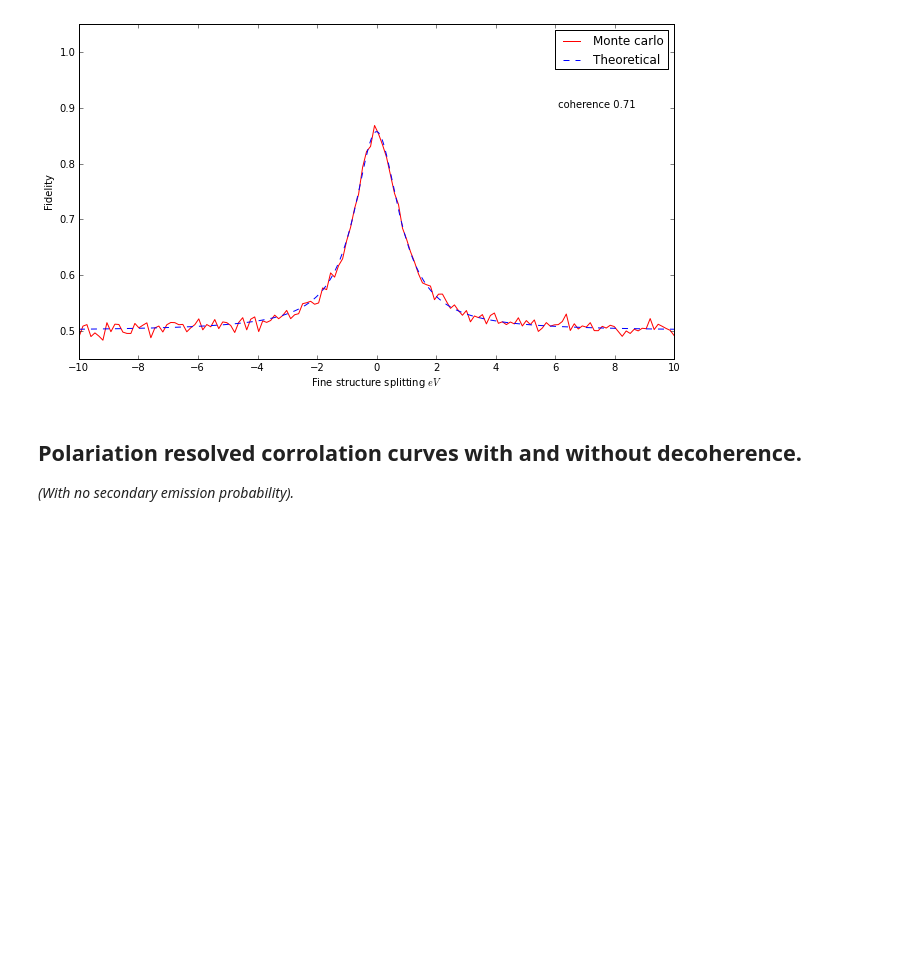
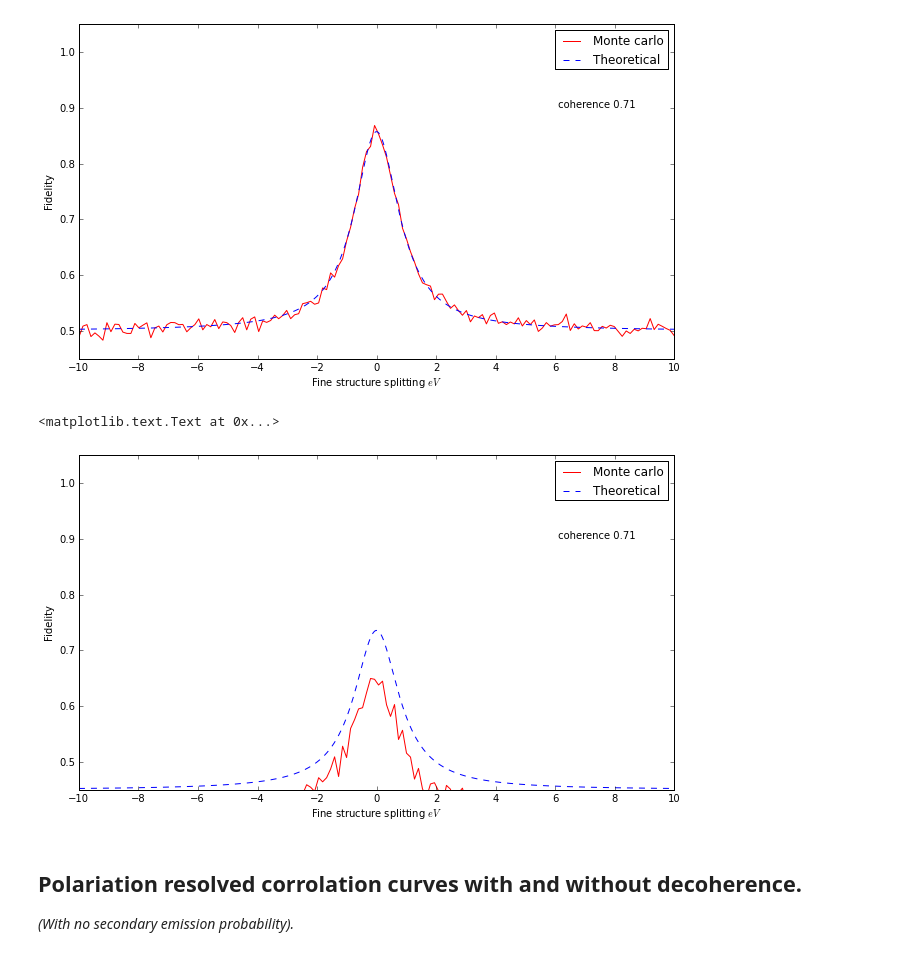
Before and after one commit to eoinmurray/icarus, a Jupyter notebook: notebooks/Fidelity verus Fine structure splitting.ipynb, the cells around one changed output. Cells and saved outputs as stored; diff of their text form; code cells hidden in the pictures; blank space fills up the shorter version.

```diff
--- a/notebooks/Fidelity verus Fine structure splitting.ipynb
+++ b/notebooks/Fidelity verus Fine structure splitting.ipynb
@@ -73,19 +76,22 @@ plt.xlabel('Fine structure splitting $eV$') ; plt.ylabel('Fidelity')
 # %%
 qd.crosstau = 2.5
 qd.bg_emission_rate = 0.2
 fss = np.linspace(-10, 10, 500)*1e-6
 fidelities = [qd.ideal_fidelity_lorentzian(f)[0] for f in fss]
 ghv = qd.ideal_fidelity_lorentzian(f)[1]
 
-numerical_data_dec_and_bg = np.loadtxt('out/fidelity_vs_fss/xtau1/fss_v_fidelity.txt', delimiter = ',')
+numerical_data_dec_and_bg = np.loadtxt('../out/2013-08-02/fidelity_vs_fss/fss_v_fidelity.txt', delimiter = ',')
 
 plt.figure(figsize = (16./1.5,9./1.5))
 plt.plot(numerical_data_dec_and_bg[:,0], numerical_data_dec_and_bg[:,1], 'r-', fss/1e-6, fidelities, 'b--')
 plt.legend(['Monte carlo', 'Theoretical'])
 plt.text(6, 0.9, ' coherence ' + np.array(ghv).astype('|S4').tostring())
 plt.xlim([-10, 10]) ; plt.ylim([0.45, 1.05])
 plt.xticks(np.linspace(-10, 10, 11))
 plt.xlabel('Fine structure splitting $eV$') ; plt.ylabel('Fidelity')
+# %% [output]
+<matplotlib.text.Text at 0x...>
+[figure, added]
 # %% [markdown]
 ## Polariation resolved corrolation curves with and without decoherence.
 _(With no secondary emission probability)._
```
Also changed, not shown: parts of 1 cell of this notebook, 5 other files.
